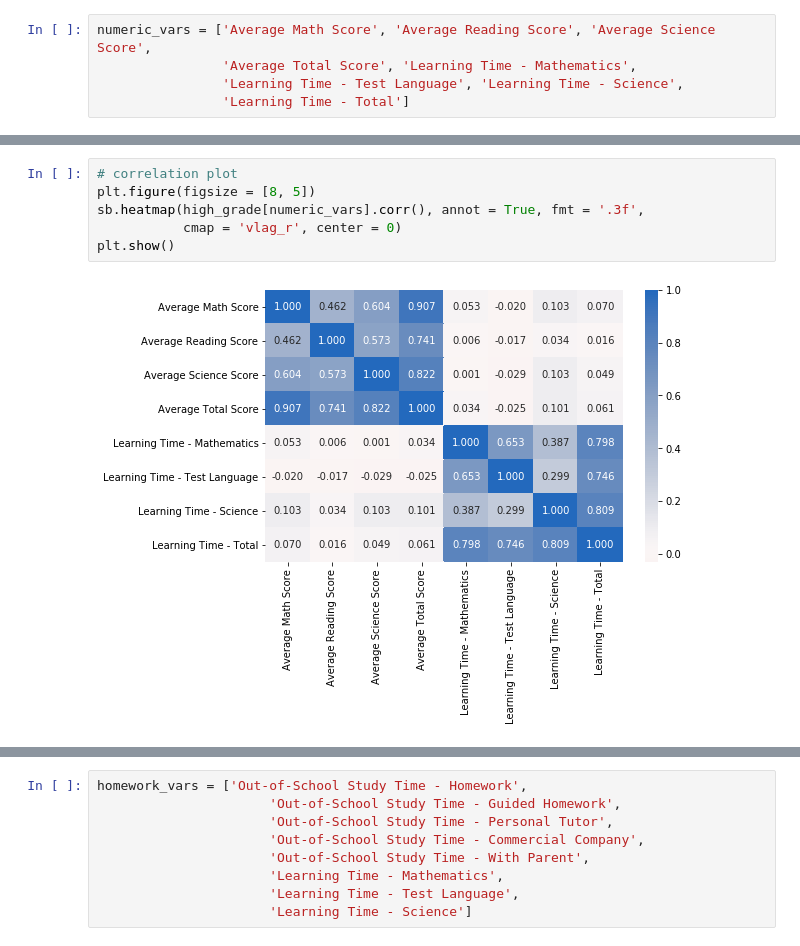
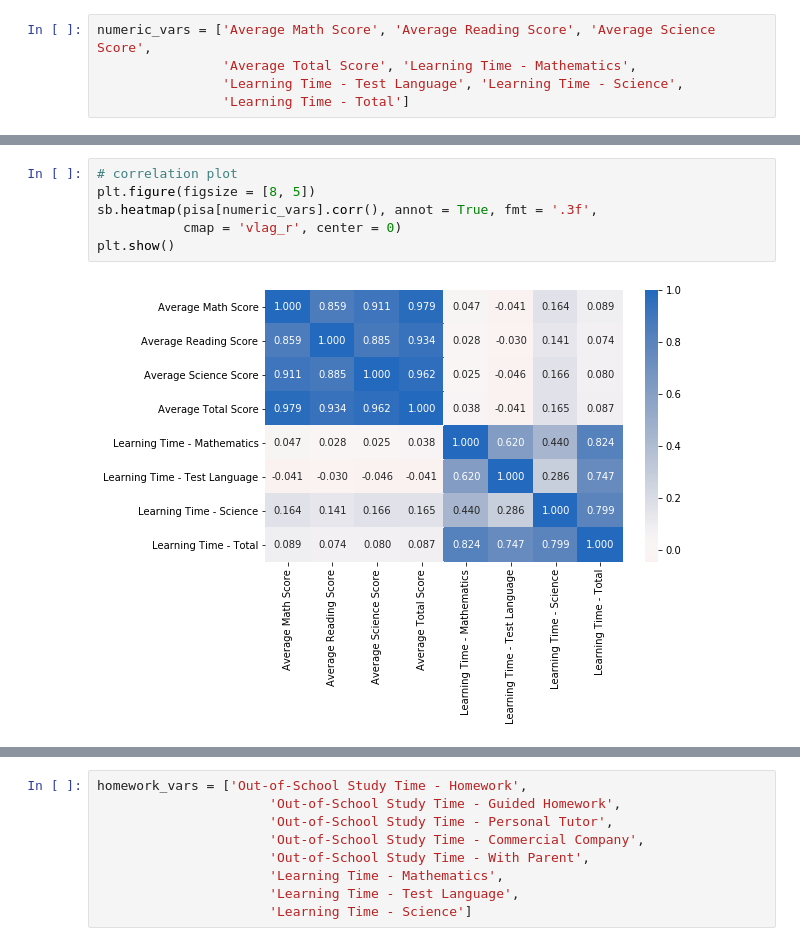
Before and after one commit to Dyke-F/Pisa-Data-Analysis, a Jupyter notebook: pisa_exploration.ipynb, the cells around one changed output, grey strips where cells are left out. Saved outputs shown, nothing was run; the diff lists cells and outputs as text.

```diff
--- a/pisa_exploration.ipynb
+++ b/pisa_exploration.ipynb
@@ -366,11 +293,11 @@ list(pisa)
 # %%
 # correlation plot
 plt.figure(figsize = [8, 5])
-sb.heatmap(high_grade[numeric_vars].corr(), annot = True, fmt = '.3f',
+sb.heatmap(pisa[numeric_vars].corr(), annot = True, fmt = '.3f',
            cmap = 'vlag_r', center = 0)
 plt.show()
 # %% [output]
-[figure, old version]
+[figure, new version]
 # %%
 samples = np.random.choice(pisa.shape[0], 500, replace = False)
 pisa_samp = pisa.loc[samples,:]
```
Also changed, not shown: parts of 74 cells of this notebook, 2 other files.
